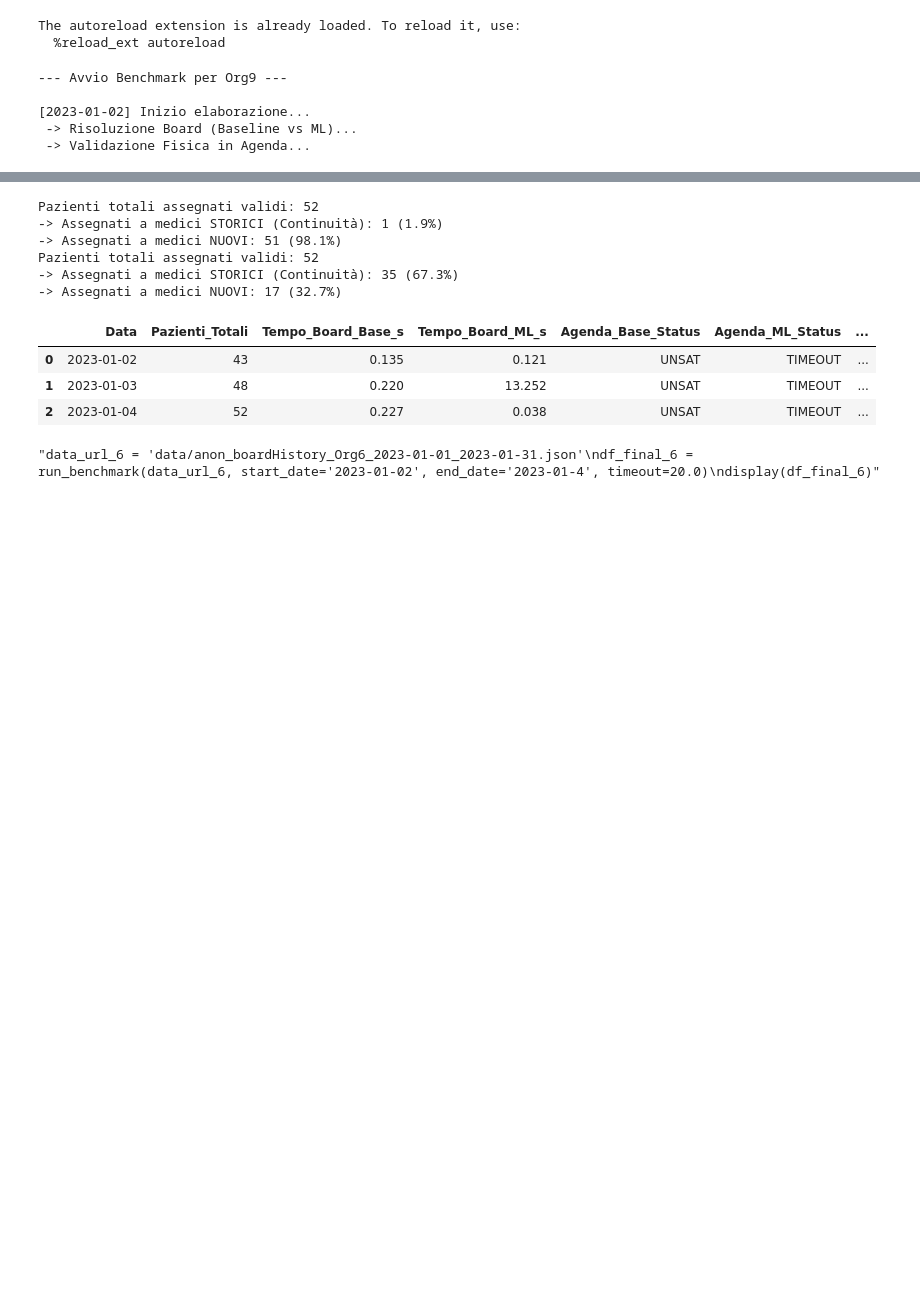
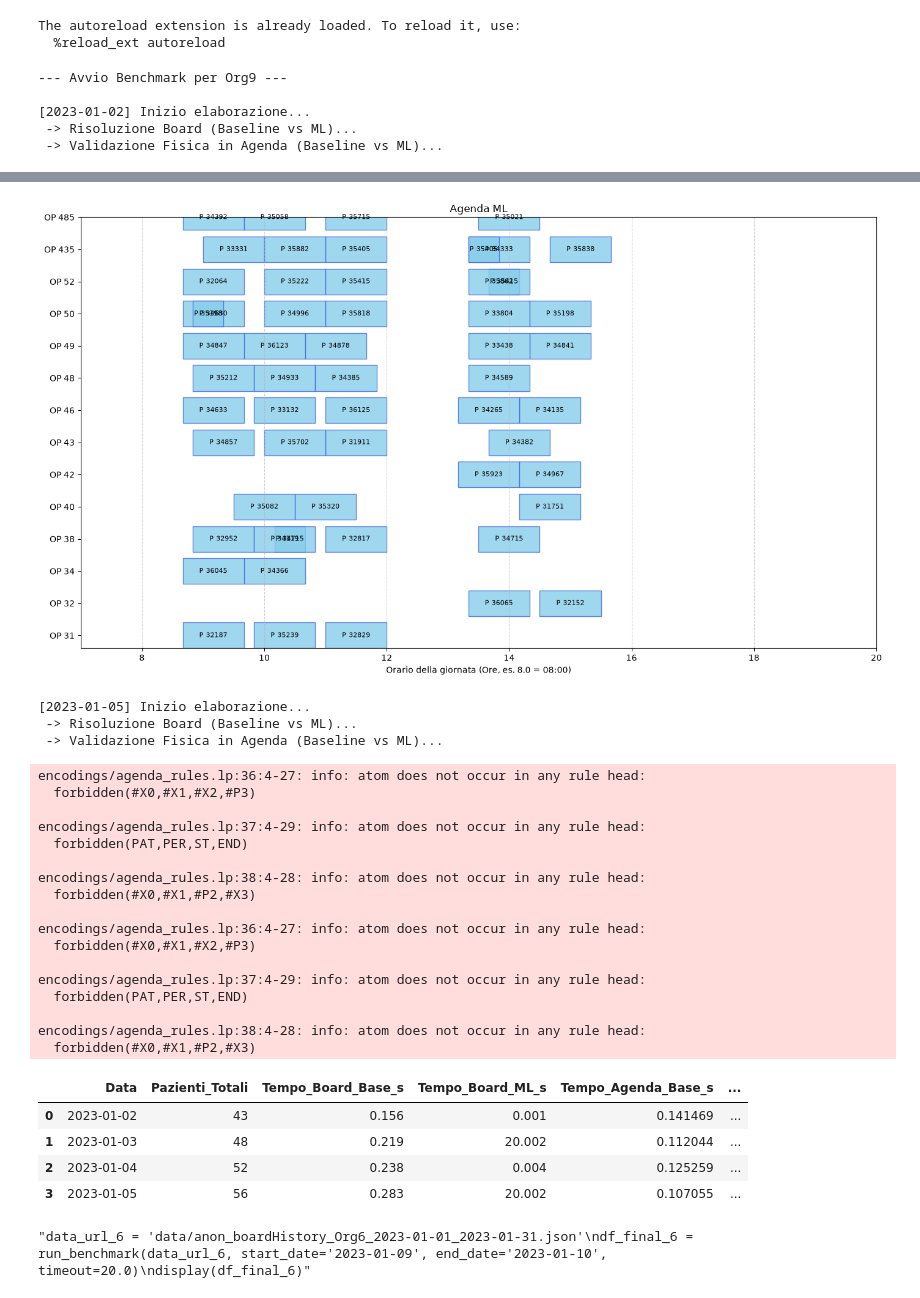
Before and after one commit to aldogioia/rehabilitation-scheduling-problem, a Jupyter notebook: notebooks/experiments.ipynb, the cells around one changed output, grey strips where cells are left out. Cells and saved outputs as stored; diff of their text form; code cells hidden in the pictures; blank space fills up the shorter version.

```diff
--- a/notebooks/experiments.ipynb
+++ b/notebooks/experiments.ipynb
@@ -162,19 +162,25 @@ def run_agenda_solver(agenda_facts_file,
 
         for atom in model.symbols(shown=True):
 
-            if atom.name == "session":
+            if atom.name == "start":
                 sid = atom.arguments[0].number
-                patient = atom.arguments[1].number
-                operator = atom.arguments[2].number
-                sessions[sid] = (patient, operator)
+                ts = atom.arguments[2].number
+                starts[sid] = ts
 
-            elif atom.name == "session_start":
+            elif atom.name == "length":
                 sid = atom.arguments[0].number
-                starts[sid] = atom.arguments[1].number
+                l = atom.arguments[2].number
+                lengths[sid] = l
 
-            elif atom.name == "session_length":
+            elif atom.name == "session":
                 sid = atom.arguments[0].number
-                lengths[sid] = atom.arguments[1].number
+                pat = atom.arguments[1].number
+                op  = atom.arguments[2].number
+
+                sessions[sid] = {
+                    "pat": pat,
+                    "op": op
+                }
 
     t0 = time.perf_counter()
 
@@ -299,10 +305,10 @@ def run_benchmark(json_path, start_date, end_date, timeout=20.0):
         # --- ESECUZIONE AGENDA ---
         print(" -> Validazione Fisica in Agenda (Baseline vs ML)...")
         generate_agenda_facts(b_ass_base, json_path, date_str, "encodings/facts/agenda_base_facts.lp")
-        agenda_base = run_agenda_solver("encodings/facts/agenda_base_facts.lp", timeout=30.0)
+        agenda_base = run_agenda_solver("encodings/facts/agenda_base_facts.lp", timeout=20.0)
 
         generate_agenda_facts(b_ass_ml, json_path, date_str, "encodings/facts/agenda_ml_facts.lp")
-        agenda_ml = run_agenda_solver("encodings/facts/agenda_ml_facts.lp", timeout=30.0)
+        agenda_ml = run_agenda_solver("encodings/facts/agenda_ml_facts.lp", timeout=20.0)
 
         storici_base = analizza_continuita_assistenziale(b_ass_base, df_today)
         storici_ml = analizza_continuita_assistenziale(b_ass_ml, df_today)
@@ -327,18 +333,18 @@ def run_benchmark(json_path, start_date, end_date, timeout=20.0):
             'Tempo_Board_ML_s': round(t_b_ml, 3),
             'Tempo_Agenda_Base_s': agenda_base["time"],
             'Tempo_Agenda_ML_s': agenda_ml["time"],
-            'Agenda_Base_Status': agenda_base["status"],
-            'Agenda_ML_Status': agenda_ml["status"],
             'Pazienti_Spostati_ML': spostati,
             'Continuità_assistenziale_Base': storici_base,
             'Continuità_assistenziale_ML': storici_ml,
             'Terra_Board_Base': terra_board_base,
             'Terra_Board_ML': terra_board_ml,
+            'Agenda_Base_Status': agenda_base["status"],
+            'Agenda_ML_Status': agenda_ml["status"],
             'Terra_Agenda_Base': agenda_base["dropped"],
             'Terra_Agenda_ML': agenda_ml["dropped"],
         })
 
-        if agenda_base["status"] in ["SAT", "OPTIMUM"]:
+        if agenda_base["status"] in ["SAT", "OPTIMUM", "TIMEOUT"]:
             plot_agenda(
                 agenda_base["sessions"],
                 agenda_base["starts"],
@@ -346,7 +352,7 @@ def run_benchmark(json_path, start_date, end_date, timeout=20.0):
                 title="Agenda Baseline"
             )
 
-        if agenda_ml["status"] in ["SAT", "OPTIMUM"]:
+        if agenda_ml["status"] in ["SAT", "OPTIMUM", "TIMEOUT"]:
             plot_agenda(
                 agenda_ml["sessions"],
                 agenda_ml["starts"],
@@ -359,18 +365,18 @@ def run_benchmark(json_path, start_date, end_date, timeout=20.0):
     return df_results
 
 data_url_9 = 'data/anon_boardHistory_Org9_2023-01-01_2023-01-31.json'
-df_final_9 = run_benchmark(data_url_9, start_date='2023-01-02', end_date='2023-01-4', timeout=20.0)
+df_final_9 = run_benchmark(data_url_9, start_date='2023-01-02', end_date='2023-01-05', timeout=20.0)
 display(df_final_9)
 
 '''data_url_6 = 'data/anon_boardHistory_Org6_2023-01-01_2023-01-31.json'
-df_final_6 = run_benchmark(data_url_6, start_date='2023-01-02', end_date='2023-01-4', timeout=20.0)
+df_final_6 = run_benchmark(data_url_6, start_date='2023-01-09', end_date='2023-01-10', timeout=20.0)
 display(df_final_6)'''
 # %% [output]
 --- Avvio Benchmark per Org9 ---
 
 [2023-01-02] Inizio elaborazione...
  -> Risoluzione Board (Baseline vs ML)...
- -> Validazione Fisica in Agenda...
+ -> Validazione Fisica in Agenda (Baseline vs ML)...
 encodings/agenda_rules.lp:36:4-27: info: atom does not occur in any rule head:
   forbidden(#X0,#X1,#X2,#P3)
 
@@ -428,28 +421,44 @@ Pazienti totali assegnati validi: 48
 encodings/agenda_rules.lp:36:4-27: info: atom does not occur in any rule head:
   forbidden(#X0,#X1,#X2,#P3)
 
 encodings/agenda_rules.lp:37:4-29: info: atom does not occur in any rule head:
   forbidden(PAT,PER,ST,END)
 
 encodings/agenda_rules.lp:38:4-28: info: atom does not occur in any rule head:
   forbidden(#X0,#X1,#P2,#X3)
 
 encodings/agenda_rules.lp:36:4-27: info: atom does not occur in any rule head:
   forbidden(#X0,#X1,#X2,#P3)
 
 encodings/agenda_rules.lp:37:4-29: info: atom does not occur in any rule head:
   forbidden(PAT,PER,ST,END)
 
 encodings/agenda_rules.lp:38:4-28: info: atom does not occur in any rule head:
   forbidden(#X0,#X1,#P2,#X3)
+[figure, added]
-Pazienti totali assegnati validi: 52
--> Assegnati a medici STORICI (Continuità): 1 (1.9%)
--> Assegnati a medici NUOVI: 51 (98.1%)
-Pazienti totali assegnati validi: 52
--> Assegnati a medici STORICI (Continuità): 35 (67.3%)
--> Assegnati a medici NUOVI: 17 (32.7%)
+[2023-01-05] Inizio elaborazione...
+ -> Risoluzione Board (Baseline vs ML)...
+ -> Validazione Fisica in Agenda (Baseline vs ML)...
+encodings/agenda_rules.lp:36:4-27: info: atom does not occur in any rule head:
+  forbidden(#X0,#X1,#X2,#P3)
+
+encodings/agenda_rules.lp:37:4-29: info: atom does not occur in any rule head:
+  forbidden(PAT,PER,ST,END)
+
+encodings/agenda_rules.lp:38:4-28: info: atom does not occur in any rule head:
+  forbidden(#X0,#X1,#P2,#X3)
+
+encodings/agenda_rules.lp:36:4-27: info: atom does not occur in any rule head:
+  forbidden(#X0,#X1,#X2,#P3)
+
+encodings/agenda_rules.lp:37:4-29: info: atom does not occur in any rule head:
+  forbidden(PAT,PER,ST,END)
+
+encodings/agenda_rules.lp:38:4-28: info: atom does not occur in any rule head:
+  forbidden(#X0,#X1,#P2,#X3)
-|  | Data | Pazienti_Totali | Tempo_Board_Base_s | Tempo_Board_ML_s | Agenda_Base_Status | Agenda_ML_Status | ... |
-| 0 | 2023-01-02 | 43 | 0.135 | 0.121 | UNSAT | TIMEOUT | ... |
-| 1 | 2023-01-03 | 48 | 0.220 | 13.252 | UNSAT | TIMEOUT | ... |
-| 2 | 2023-01-04 | 52 | 0.227 | 0.038 | UNSAT | TIMEOUT | ... |
+|  | Data | Pazienti_Totali | Tempo_Board_Base_s | Tempo_Board_ML_s | Tempo_Agenda_Base_s | ... |
+| 0 | 2023-01-02 | 43 | 0.156 | 0.001 | 0.141469 | ... |
+| 1 | 2023-01-03 | 48 | 0.219 | 20.002 | 0.112044 | ... |
+| 2 | 2023-01-04 | 52 | 0.238 | 0.004 | 0.125259 | ... |
+| 3 | 2023-01-05 | 56 | 0.283 | 20.002 | 0.107055 | ... |
-"data_url_6 = 'data/anon_boardHistory_Org6_2023-01-01_2023-01-31.json'\ndf_final_6 = run_benchmark(data_url_6, start_date='2023-01-02', end_date='2023-01-4', timeout=20.0)\ndisplay(df_final_6)"
+"data_url_6 = 'data/anon_boardHistory_Org6_2023-01-01_2023-01-31.json'\ndf_final_6 = run_benchmark(data_url_6, start_date='2023-01-09', end_date='2023-01-10', timeout=20.0)\ndisplay(df_final_6)"
```
Also changed, not shown: parts of 1 cell of this notebook, 14 other files.
